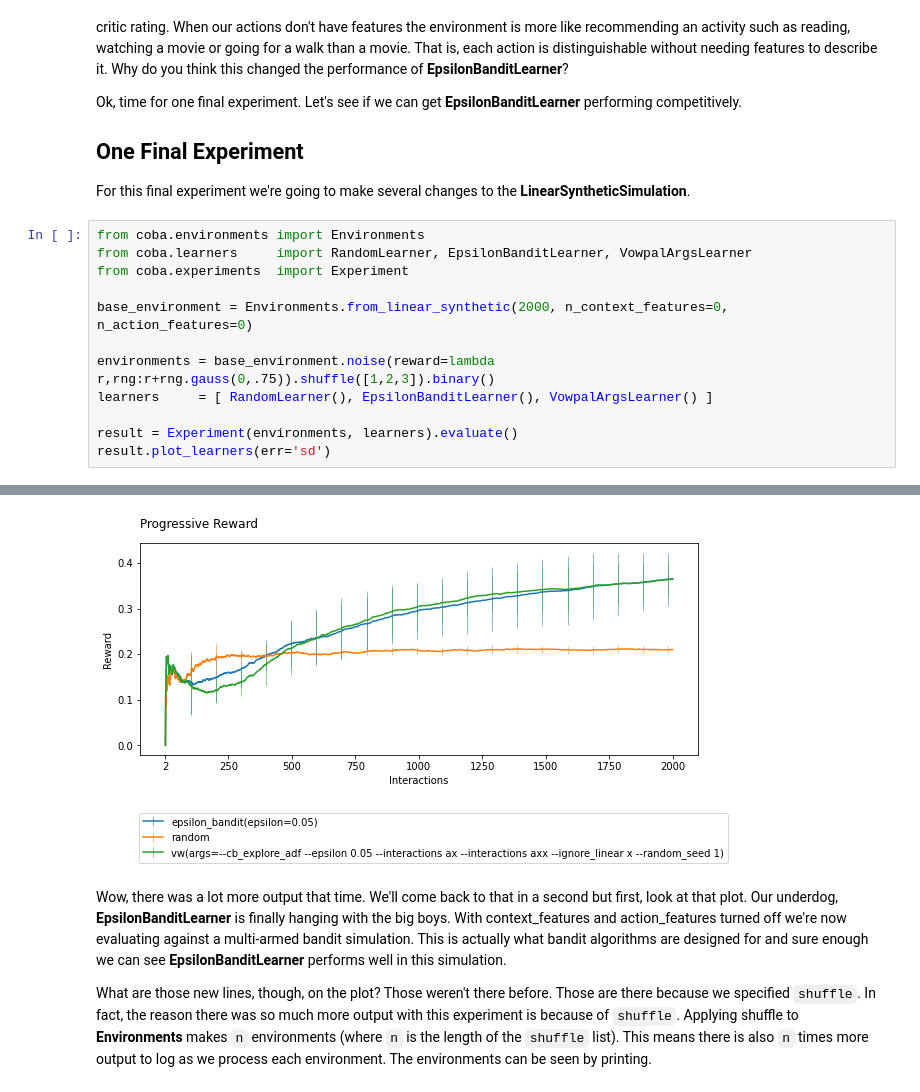
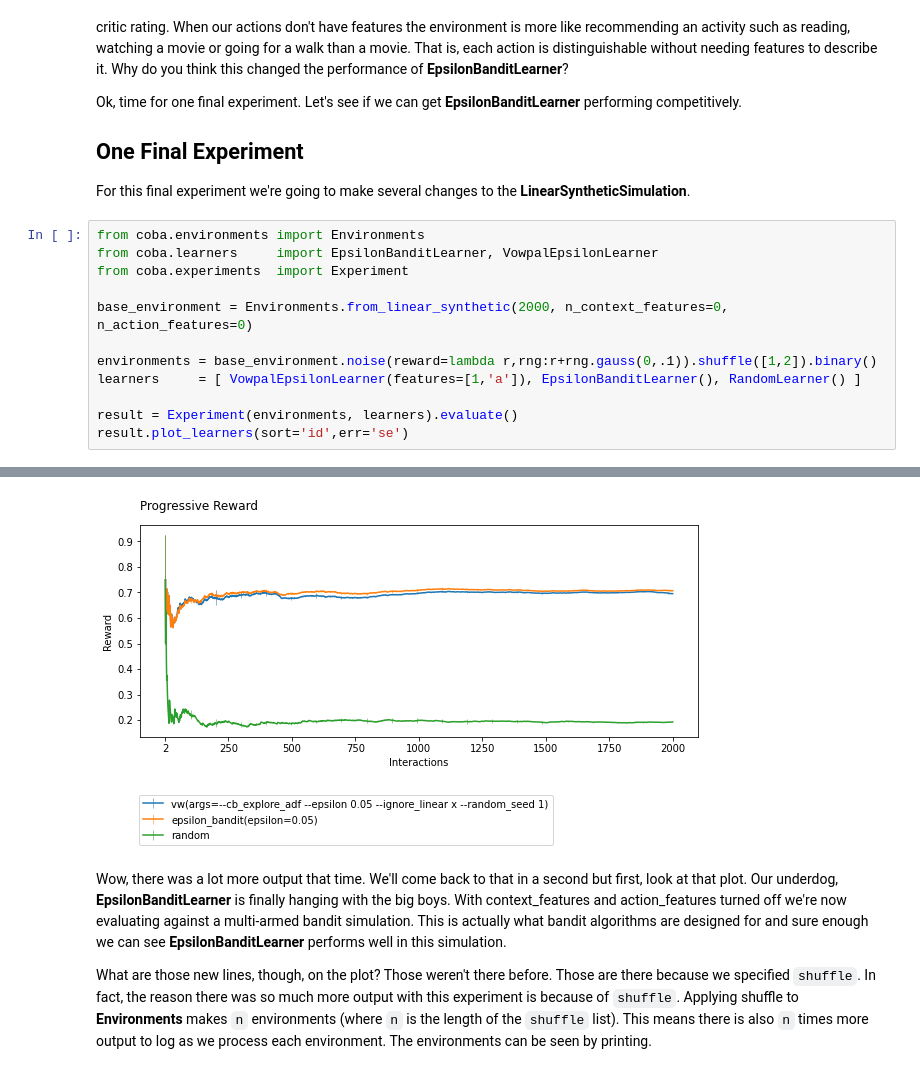
Before and after one commit to VowpalWabbit/coba, a Jupyter notebook: examples/notebooks/First Experiment.ipynb, the cells around one changed output, grey strips where cells are left out. Cells and saved outputs as stored; diff of their text form.

```diff
--- a/examples/notebooks/First Experiment.ipynb
+++ b/examples/notebooks/First Experiment.ipynb
@@ -91,14 +91,14 @@ Ok, time for one final experiment. Let's see if we can get **EpsilonBanditLearne
 For this final experiment we're going to make several changes to the **LinearSyntheticSimulation**.
 # %%
 from coba.environments import Environments
-from coba.learners     import RandomLearner, EpsilonBanditLearner, VowpalArgsLearner
+from coba.learners     import EpsilonBanditLearner, VowpalEpsilonLearner
 from coba.experiments  import Experiment
 
 base_environment = Environments.from_linear_synthetic(2000, n_context_features=0, n_action_features=0)
 
-environments = base_environment.noise(reward=lambda r,rng:r+rng.gauss(0,.75)).shuffle([1,2,3]).binary()
-learners     = [ RandomLearner(), EpsilonBanditLearner(), VowpalArgsLearner() ]
+environments = base_environment.noise(reward=lambda r,rng:r+rng.gauss(0,.1)).shuffle([1,2]).binary()
+learners     = [ VowpalEpsilonLearner(features=[1,'a']), EpsilonBanditLearner(), RandomLearner() ]
 
 result = Experiment(environments, learners).evaluate()
-result.plot_learners(err='sd')
+result.plot_learners(sort='id',err='se')
 # %% [output]
@@ -122,4 +120,4 @@ result.plot_learners(err='sd')
-[figure, old version]
+[figure, new version]
 # %% [markdown]
 Wow, there was a lot more output that time. We'll come back to that in a second but first, look at that plot. Our underdog, **EpsilonBanditLearner** is finally hanging with the big boys. With context_features and action_features turned off we're now evaluating against a multi-armed bandit simulation. This is actually what bandit algorithms are designed for and sure enough we can see **EpsilonBanditLearner** performs well in this simulation.
 
```
Also changed, not shown: parts of 7 cells of this notebook, 10 other files.
